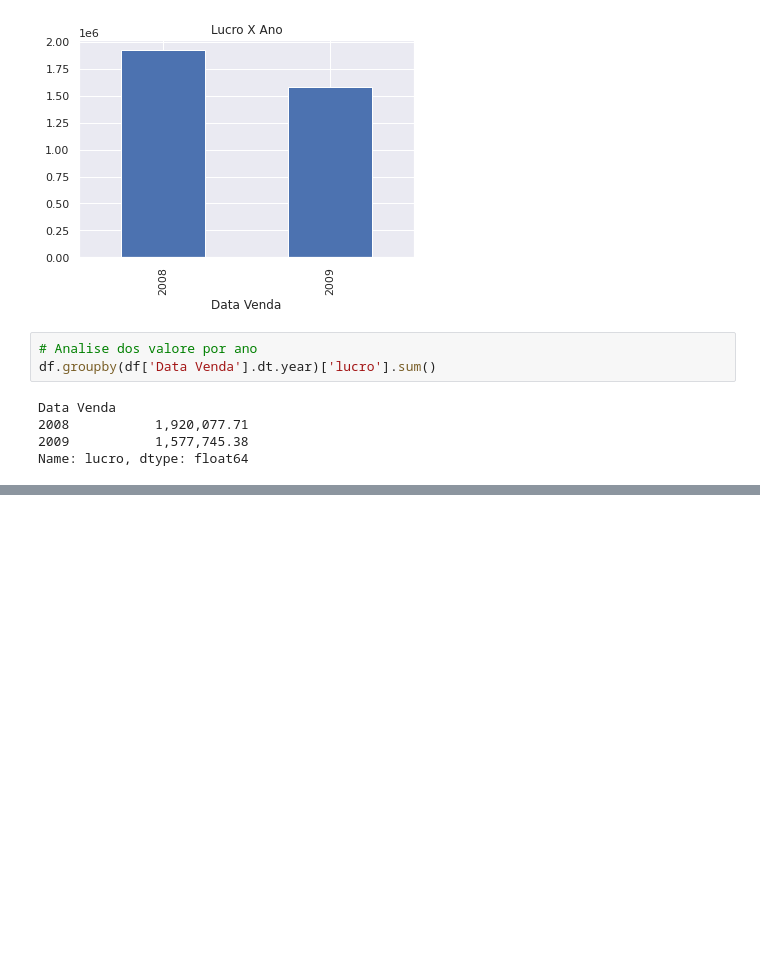
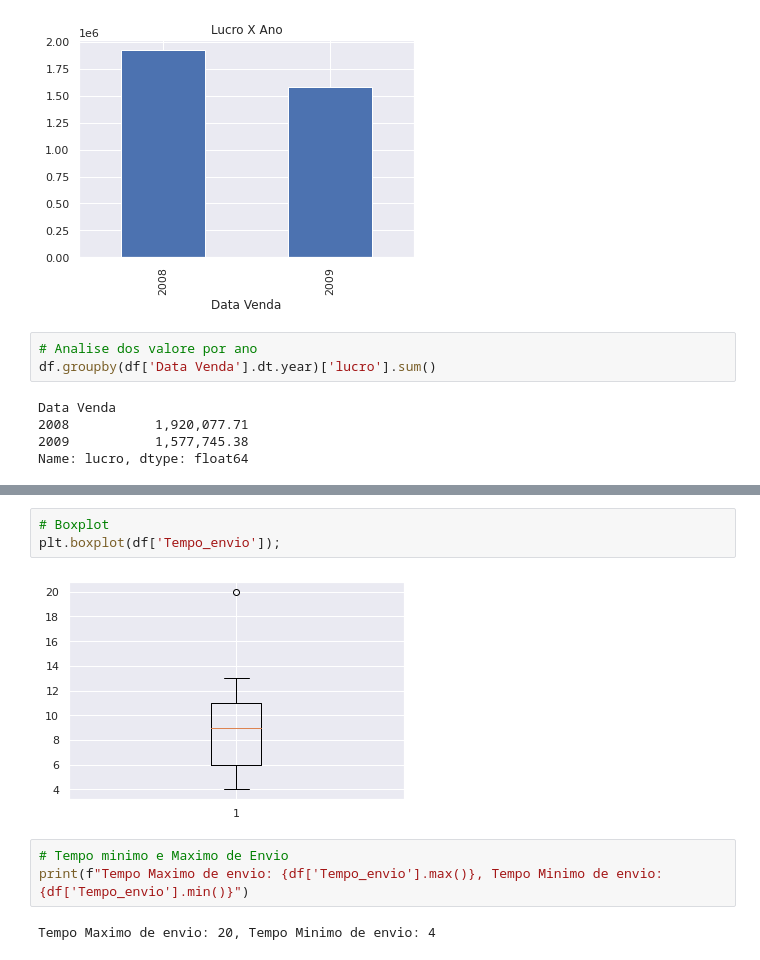
Before and after one commit to Francisco-Dougllas/Curso_DataScience_Dio.me, a Jupyter notebook: DIO.ipynb, the cells around one changed output, grey strips where cells are left out. Cells and saved outputs as stored; diff of their text form; blank space fills up the shorter version.

```diff
--- a/DIO.ipynb
+++ b/DIO.ipynb
@@ -240,0 +272,10 @@ g_2009.plot(title='Lucro das Vendas Por Mes de 2009')
+# %%
+# Boxplot
+plt.boxplot(df['Tempo_envio']);
+# %% [output]
+[figure, added]
+# %%
+# Tempo minimo e Maximo de Envio
+print(f"Tempo Maximo de envio: {df['Tempo_envio'].max()}, Tempo Minimo de envio: {df['Tempo_envio'].min()}")
+# %% [output]
+Tempo Maximo de envio: 20, Tempo Minimo de envio: 4
```
Also changed, not shown: parts of 20 cells of this notebook.
